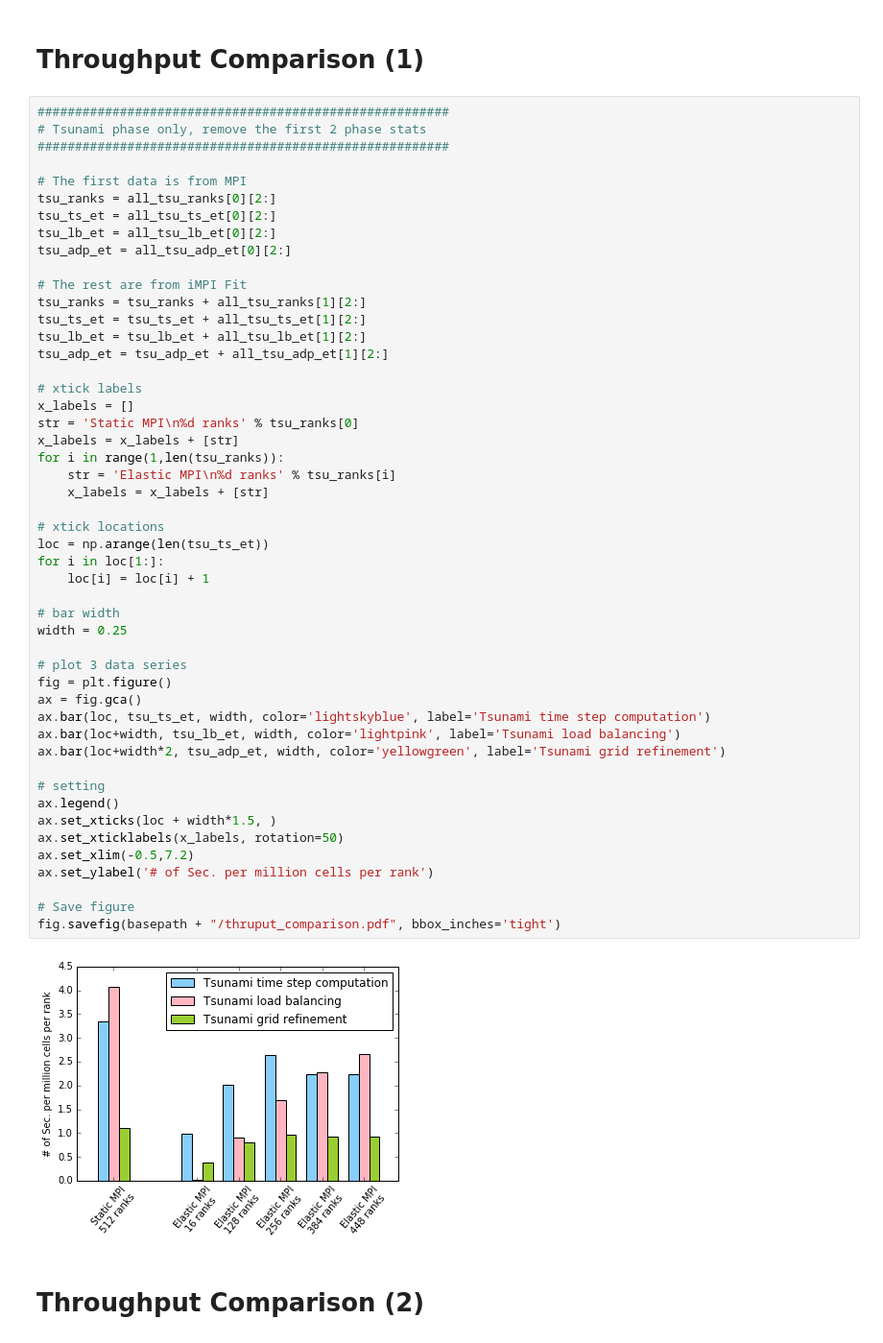
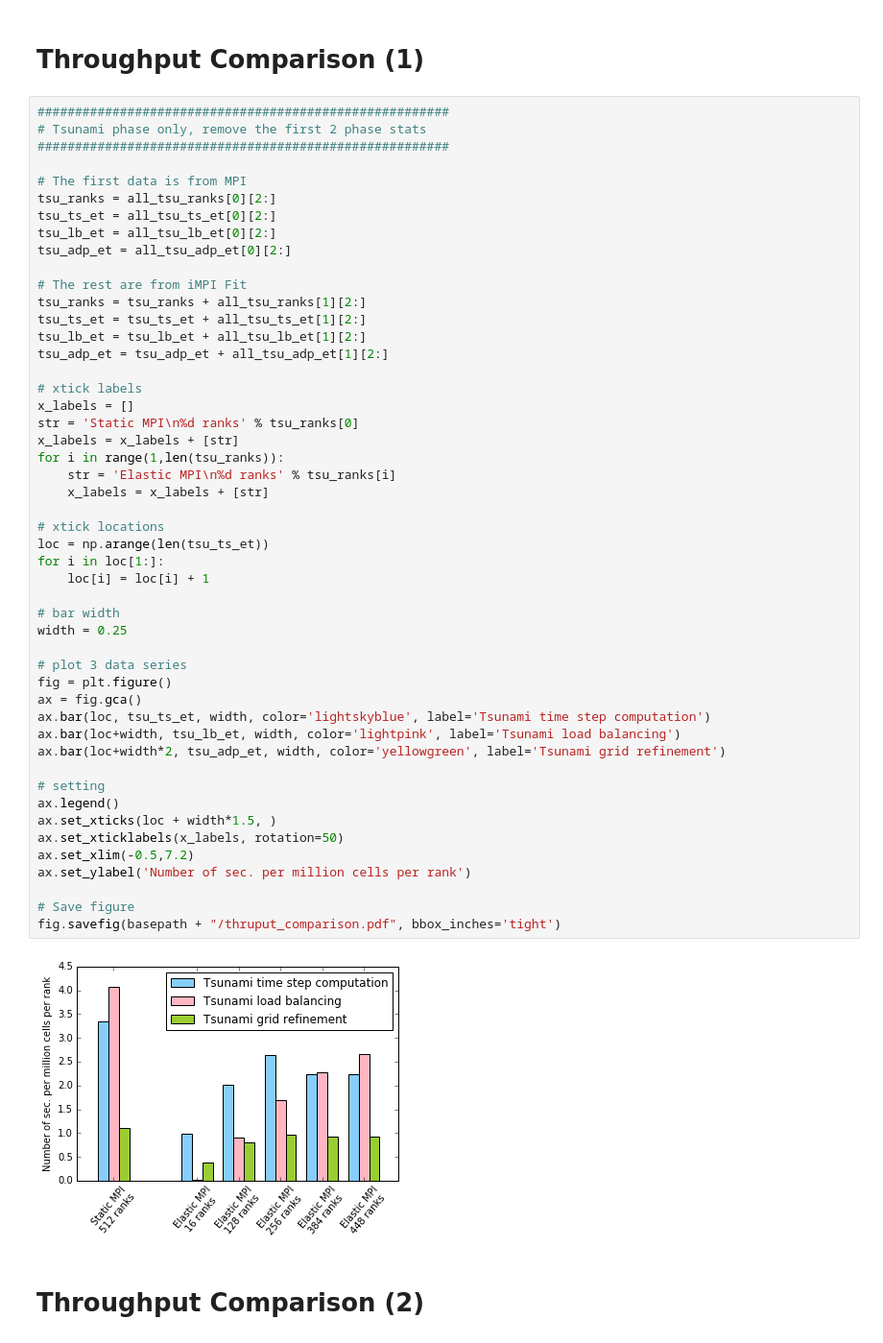
Before and after one commit to hellenbr/iSamoa, a Jupyter notebook: scripts/paper_cf17/Performance_2.ipynb, the cells around one changed output. Shown: that part at 96% size. Drawn from its saved outputs; the diff is of its cells as text.

```diff
--- a/scripts/paper_cf17/Performance_2.ipynb
+++ b/scripts/paper_cf17/Performance_2.ipynb
@@ -209,35 +209,35 @@ x_labels = []
 str = 'Static MPI\n%d ranks' % tsu_ranks[0]
 x_labels = x_labels + [str]
 for i in range(1,len(tsu_ranks)):
     str = 'Elastic MPI\n%d ranks' % tsu_ranks[i]
     x_labels = x_labels + [str]
 
 # xtick locations
 loc = np.arange(len(tsu_ts_et))
 for i in loc[1:]:
     loc[i] = loc[i] + 1
 
 # bar width
 width = 0.25
 
 # plot 3 data series
 fig = plt.figure()
 ax = fig.gca()
 ax.bar(loc, tsu_ts_et, width, color='lightskyblue', label='Tsunami time step computation')
 ax.bar(loc+width, tsu_lb_et, width, color='lightpink', label='Tsunami load balancing')
 ax.bar(loc+width*2, tsu_adp_et, width, color='yellowgreen', label='Tsunami grid refinement')
 
 # setting
 ax.legend()
 ax.set_xticks(loc + width*1.5, )
 ax.set_xticklabels(x_labels, rotation=50)
 ax.set_xlim(-0.5,7.2)
-ax.set_ylabel('# of Sec. per million cells per rank')
+ax.set_ylabel('Number of sec. per million cells per rank')
 
 # Save figure
 fig.savefig(basepath + "/thruput_comparison.pdf", bbox_inches='tight')
 # %% [output]
-[figure, old version]
+[figure, new version]
 # %% [markdown]
 # Throughput Comparison (2)
 # %%
```
Also changed, not shown: 1 other file.
